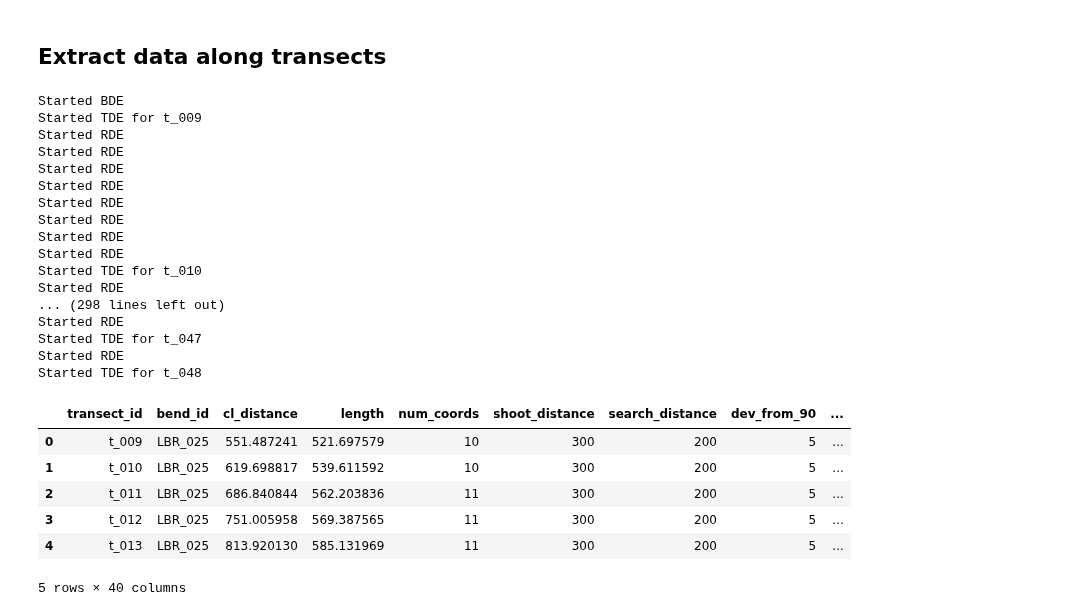
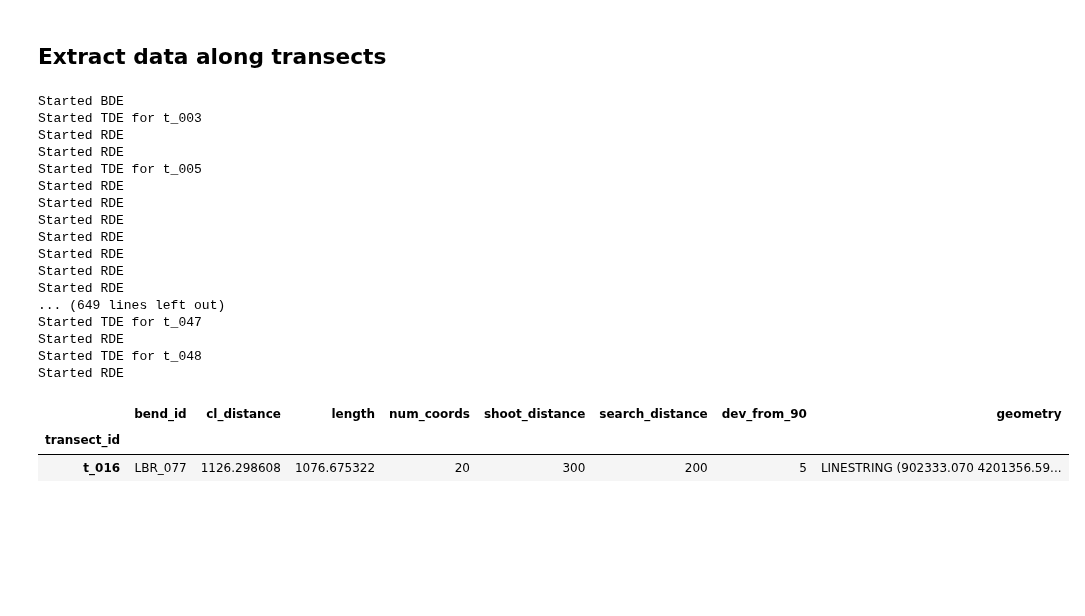
Before and after one commit to tamu-edu/scrollstats, a Jupyter notebook: RidgeMetricDevelopment.ipynb, the cells around one changed output. Drawn from its saved outputs; the diff is of its cells as text; code cells hidden in the pictures; blank space fills up the shorter version.

```diff
--- a/RidgeMetricDevelopment.ipynb
+++ b/RidgeMetricDevelopment.ipynb
@@ -31,10 +60,13 @@ with warnings.catch_warnings():
     warnings.simplefilter("ignore", ShapelyDeprecationWarning)
     rich_transects, itx = calculate_ridge_metrics(transects, bin_raster, dem, ridges)
 
-rich_transects.head()
+itx = itx.loc[bend_id]
 # %% [output]
 Started BDE
-Started TDE for t_009
+Started TDE for t_003
+Started RDE
+Started RDE
+Started TDE for t_005
 Started RDE
 Started RDE
 Started RDE
@@ -42,18 +74,15 @@ Started RDE
 Started RDE
 Started RDE
 Started RDE
-Started RDE
-Started TDE for t_010
-Started RDE
-... (298 lines left out)
-Started RDE
+... (649 lines left out)
 Started TDE for t_047
 Started RDE
 Started TDE for t_048
+Started RDE
-|  | transect_id | bend_id | cl_distance | length | num_coords | shoot_distance | search_distance | dev_from_90 | ... |
-| 0 | t_009 | LBR_025 | 551.487241 | 521.697579 | 10 | 300 | 200 | 5 | ... |
-| 1 | t_010 | LBR_025 | 619.698817 | 539.611592 | 10 | 300 | 200 | 5 | ... |
-| 2 | t_011 | LBR_025 | 686.840844 | 562.203836 | 11 | 300 | 200 | 5 | ... |
-| 3 | t_012 | LBR_025 | 751.005958 | 569.387565 | 11 | 300 | 200 | 5 | ... |
-| 4 | t_013 | LBR_025 | 813.920130 | 585.131969 | 11 | 300 | 200 | 5 | ... |
-5 rows × 40 columns
+# %%
+t = transects.set_index("transect_id").loc[["t_016"]]
+t
+# %% [output]
+|  | bend_id | cl_distance | length | num_coords | shoot_distance | search_distance | dev_from_90 | geometry |
+| transect_id |  |  |  |  |  |  |  |  |
+| t_016 | LBR_077 | 1126.298608 | 1076.675322 | 20 | 300 | 200 | 5 | LINESTRING (902333.070 4201356.59... |
```
Also changed, not shown: parts of 15 cells of this notebook.
